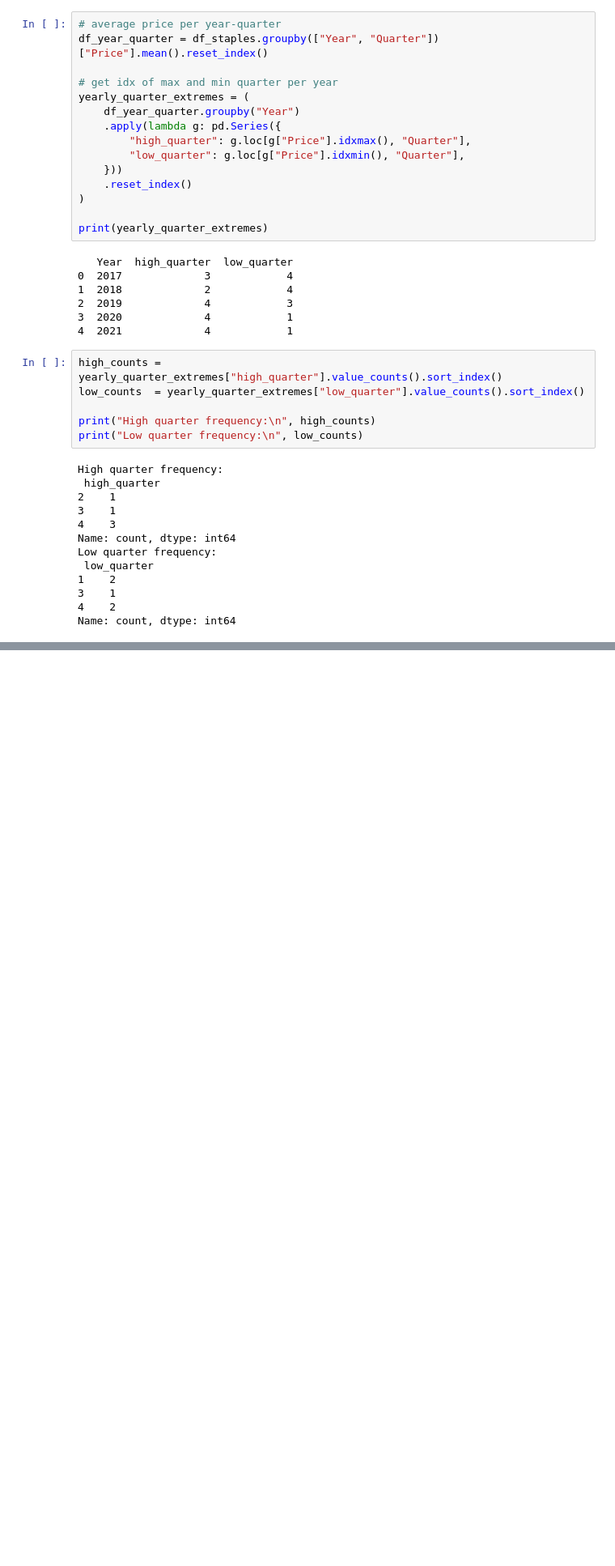
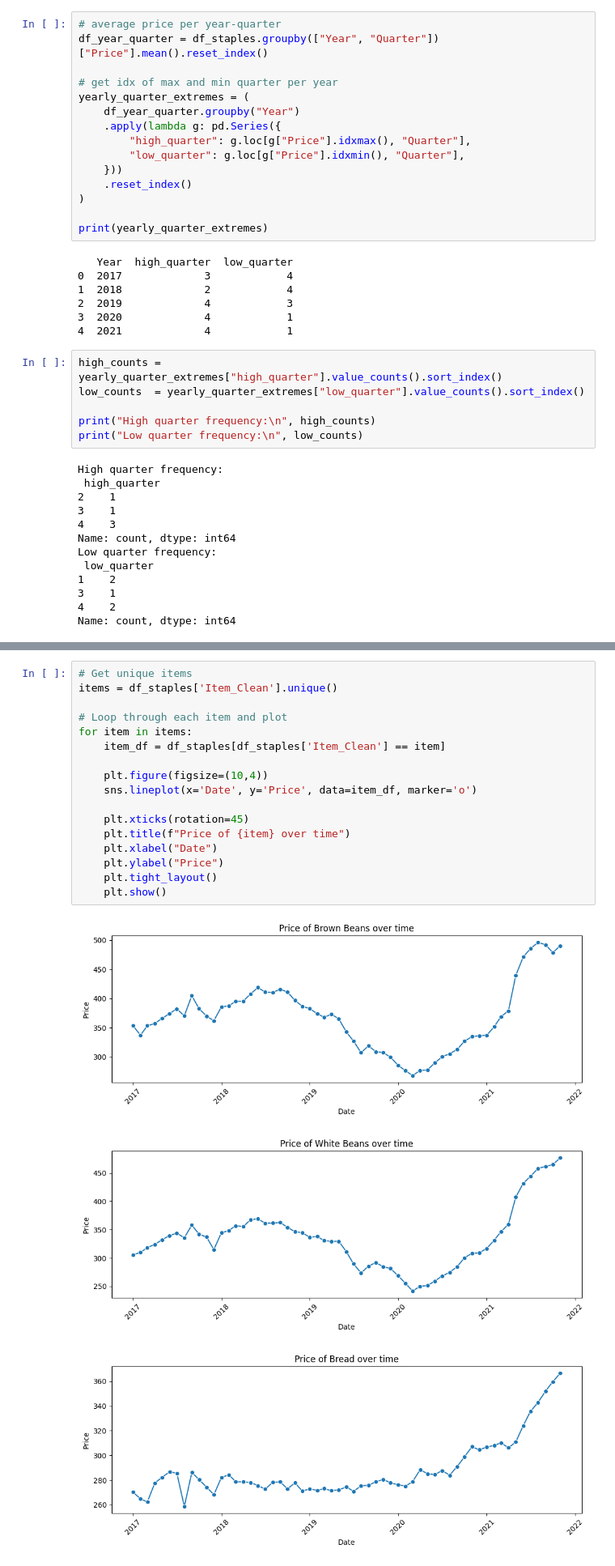
Before and after one commit to LesTobii/food-price-prediction, a Jupyter notebook: FPP_revision.ipynb, the cells around one changed output, grey strips where cells are left out. Shown at 81% size. Drawn from its saved outputs; the diff is of its cells as text; blank space fills up the shorter version.

```diff
--- a/FPP_revision.ipynb
+++ b/FPP_revision.ipynb
@@ -326,0 +414,21 @@ Name: count, dtype: int64
+# %%
+# Get unique items
+items = df_staples['Item_Clean'].unique()
+
+# Loop through each item and plot
+for item in items:
+    item_df = df_staples[df_staples['Item_Clean'] == item]
+
+    plt.figure(figsize=(10,4))
+    sns.lineplot(x='Date', y='Price', data=item_df, marker='o')
+
+    plt.xticks(rotation=45)
+    plt.title(f"Price of {item} over time")
+    plt.xlabel("Date")
+    plt.ylabel("Price")
+    plt.tight_layout()
+    plt.show()
+# %% [output]
+[figure, added]
+[figure, added]
+[figure, added]
```
Also changed, not shown: parts of 13 cells of this notebook.
